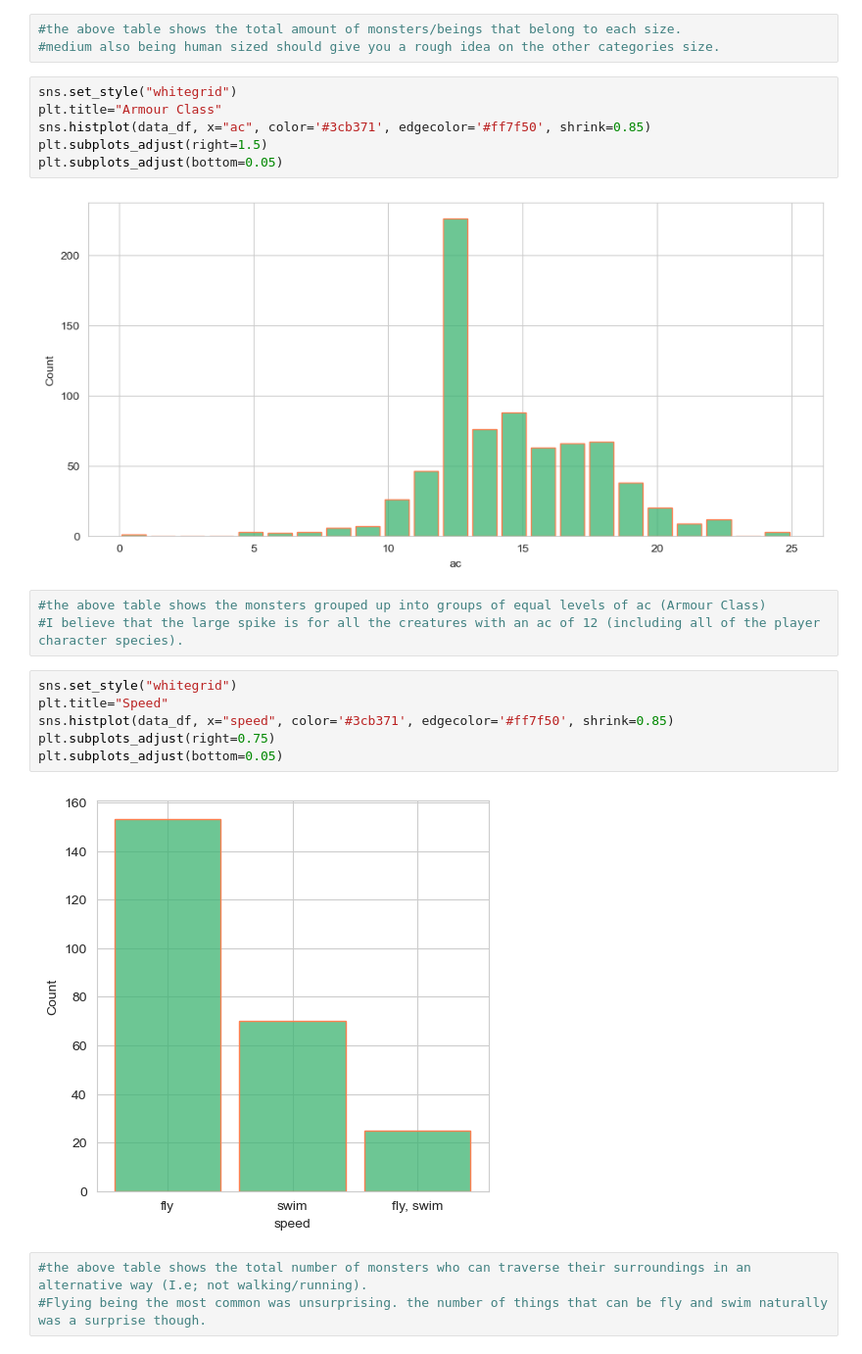
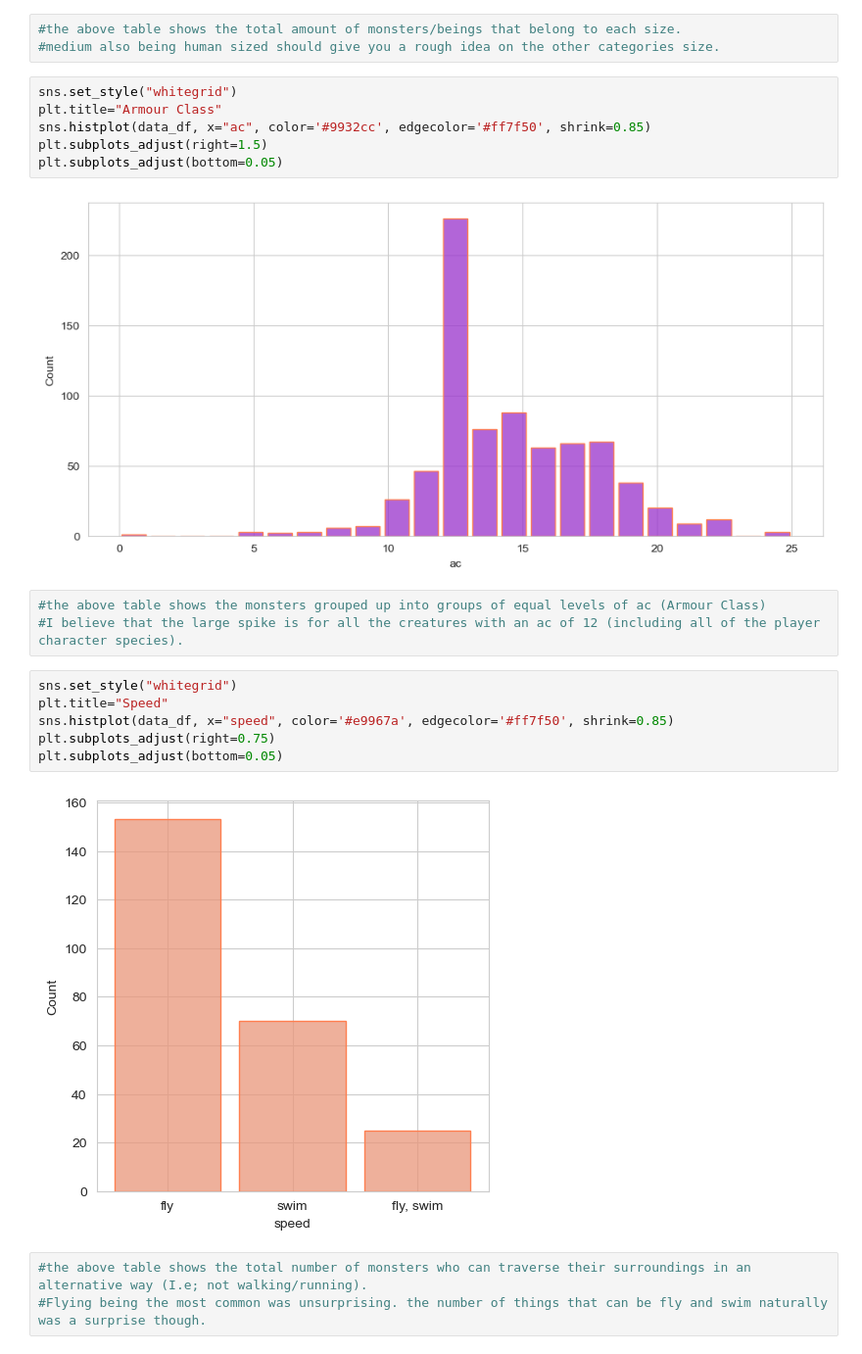
Before and after one commit to Astrolotll/CODE-Lancs-Python-Work, a Jupyter notebook: Python Database Project/Visual Database.ipynb, the cells around one changed output. Shown at 98% size. Saved outputs shown, nothing was run; the diff lists cells and outputs as text.

```diff
--- a/Python Database Project/Visual Database.ipynb
+++ b/Python Database Project/Visual Database.ipynb
@@ -140,22 +168,22 @@ plt.subplots_adjust(bottom=0.18)
 # %%
 sns.set_style("whitegrid")
 plt.title="Armour Class"
-sns.histplot(data_df, x="ac", color='#3cb371', edgecolor='#ff7f50', shrink=0.85)
+sns.histplot(data_df, x="ac", color='#9932cc', edgecolor='#ff7f50', shrink=0.85)
 plt.subplots_adjust(right=1.5)
 plt.subplots_adjust(bottom=0.05)
 # %% [output]
-[figure, old version]
+[figure, new version]
 # %%
 #the above table shows the monsters grouped up into groups of equal levels of ac (Armour Class)
 #I believe that the large spike is for all the creatures with an ac of 12 (including all of the player character species).
 # %%
 sns.set_style("whitegrid")
 plt.title="Speed"
-sns.histplot(data_df, x="speed", color='#3cb371', edgecolor='#ff7f50', shrink=0.85)
+sns.histplot(data_df, x="speed", color='#e9967a', edgecolor='#ff7f50', shrink=0.85)
 plt.subplots_adjust(right=0.75)
 plt.subplots_adjust(bottom=0.05)
 # %% [output]
-[figure, old version]
+[figure, new version]
 # %%
 #the above table shows the total number of monsters who can traverse their surroundings in an alternative way (I.e; not walking/running).
 #Flying being the most common was unsurprising. the number of things that can be fly and swim naturally was a surprise though.
```
Also changed, not shown: parts of 24 cells of this notebook.
